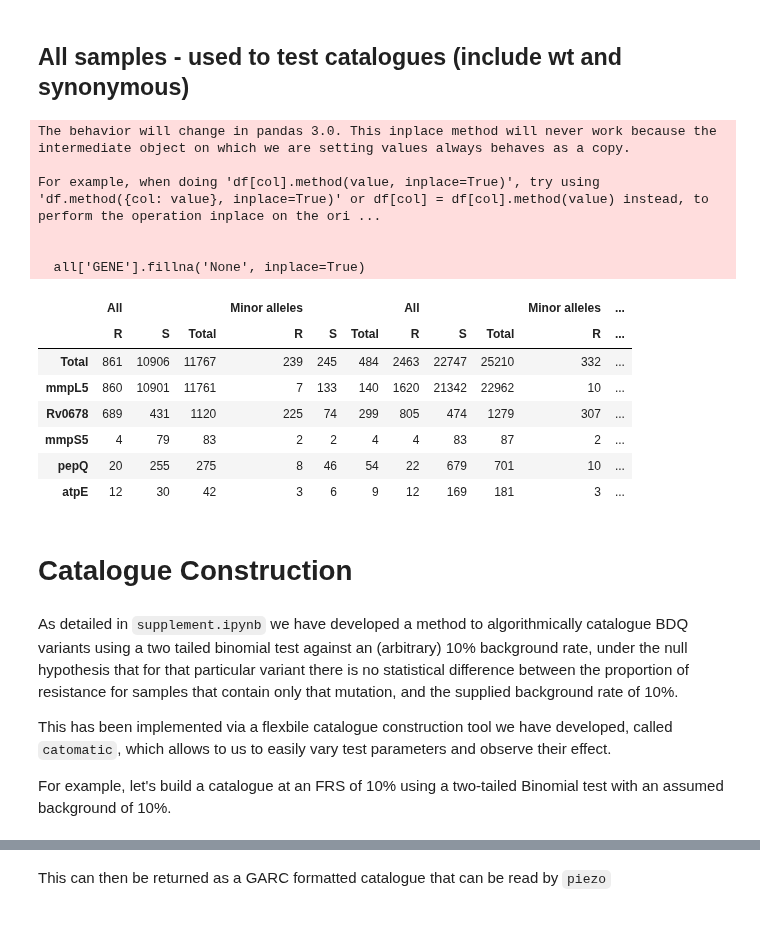
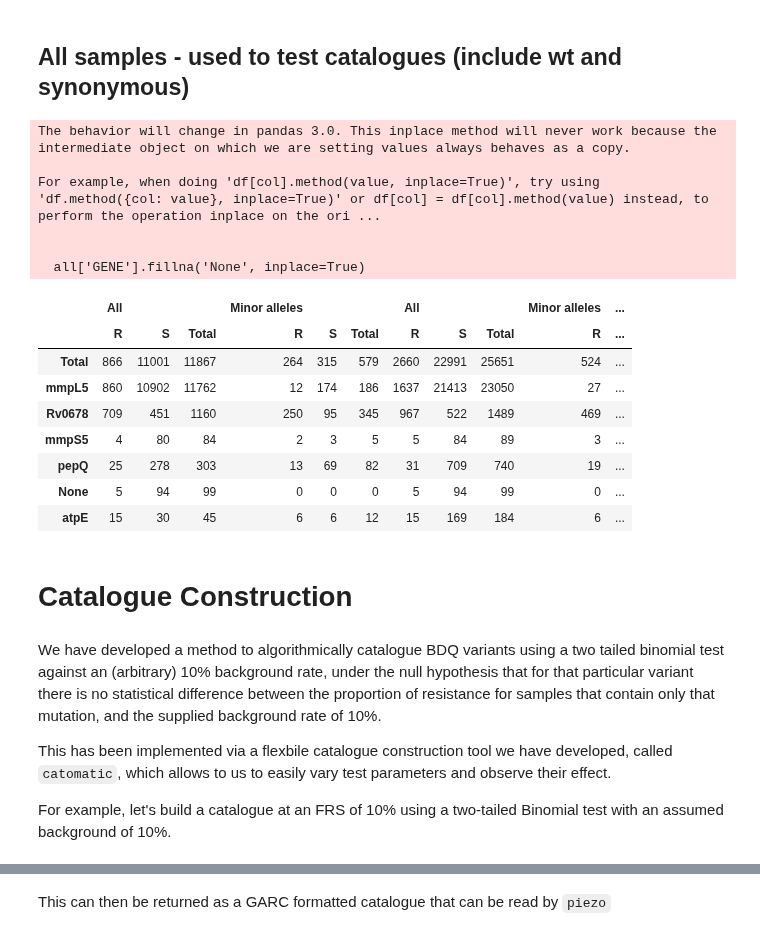
Before and after one commit to fowler-lab/tb-bdq-cat, a Jupyter notebook: methods.ipynb, the cells around one changed output, grey strips where cells are left out. Saved outputs shown, nothing was run; the diff lists cells and outputs as text; code cells hidden in the pictures.

```diff
--- a/methods.ipynb
+++ b/methods.ipynb
@@ -176,27 +174,28 @@ Nearly all non-wt samples contain an mmpL5 non-synonymous variants - this corres
 # %%
 all = mutations.join(samples, how='right')
 all['GENE'].fillna('None', inplace=True)
 all.reset_index(inplace=True)
-utils.combined_data_table((all[all.FRS>=0.25]))
+utils.combined_data_table((all))
 # %% [output]
 The behavior will change in pandas 3.0. This inplace method will never work because the intermediate object on which we are setting values always behaves as a copy.
 
 For example, when doing 'df[col].method(value, inplace=True)', try using 'df.method({col: value}, inplace=True)' or df[col] = df[col].method(value) instead, to perform the operation inplace on the ori ...
 
 
   all['GENE'].fillna('None', inplace=True)
 |  | All |  |  | Minor alleles |  |  | All |  |  | Minor alleles | ... |
 |  | R | S | Total | R | S | Total | R | S | Total | R | ... |
-| Total | 861 | 10906 | 11767 | 239 | 245 | 484 | 2463 | 22747 | 25210 | 332 | ... |
-| mmpL5 | 860 | 10901 | 11761 | 7 | 133 | 140 | 1620 | 21342 | 22962 | 10 | ... |
-| Rv0678 | 689 | 431 | 1120 | 225 | 74 | 299 | 805 | 474 | 1279 | 307 | ... |
-| mmpS5 | 4 | 79 | 83 | 2 | 2 | 4 | 4 | 83 | 87 | 2 | ... |
-| pepQ | 20 | 255 | 275 | 8 | 46 | 54 | 22 | 679 | 701 | 10 | ... |
-| atpE | 12 | 30 | 42 | 3 | 6 | 9 | 12 | 169 | 181 | 3 | ... |
+| Total | 866 | 11001 | 11867 | 264 | 315 | 579 | 2660 | 22991 | 25651 | 524 | ... |
+| mmpL5 | 860 | 10902 | 11762 | 12 | 174 | 186 | 1637 | 21413 | 23050 | 27 | ... |
+| Rv0678 | 709 | 451 | 1160 | 250 | 95 | 345 | 967 | 522 | 1489 | 469 | ... |
+| mmpS5 | 4 | 80 | 84 | 2 | 3 | 5 | 5 | 84 | 89 | 3 | ... |
+| pepQ | 25 | 278 | 303 | 13 | 69 | 82 | 31 | 709 | 740 | 19 | ... |
+| None | 5 | 94 | 99 | 0 | 0 | 0 | 5 | 94 | 99 | 0 | ... |
+| atpE | 15 | 30 | 45 | 6 | 6 | 12 | 15 | 169 | 184 | 6 | ... |
 # %% [markdown]
 # Catalogue Construction
 # %% [markdown]
-As detailed in `supplement.ipynb` we have developed a method to algorithmically catalogue BDQ variants using a two tailed binomial test against an (arbitrary) 10% background rate, under the null hypothesis that for that particular variant there is no statistical difference between the proportion of resistance for samples that contain only that mutation, and the supplied background rate of 10%.
+We have developed a method to algorithmically catalogue BDQ variants using a two tailed binomial test against an (arbitrary) 10% background rate, under the null hypothesis that for that particular variant there is no statistical difference between the proportion of resistance for samples that contain only that mutation, and the supplied background rate of 10%.
 
 This has been implemented via a flexbile catalogue construction tool we have developed, called `catomatic`, which allows to us to easily vary test parameters and observe their effect.
 
```
Also changed, not shown: parts of 4 cells of this notebook, 1 other file.
